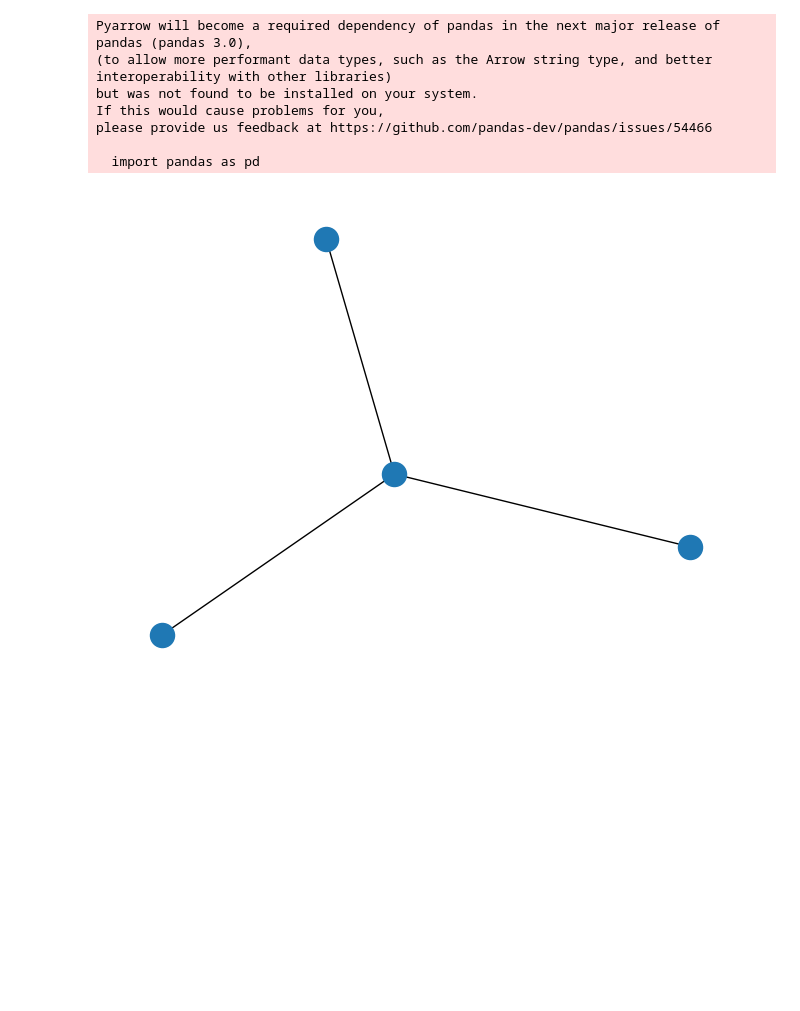
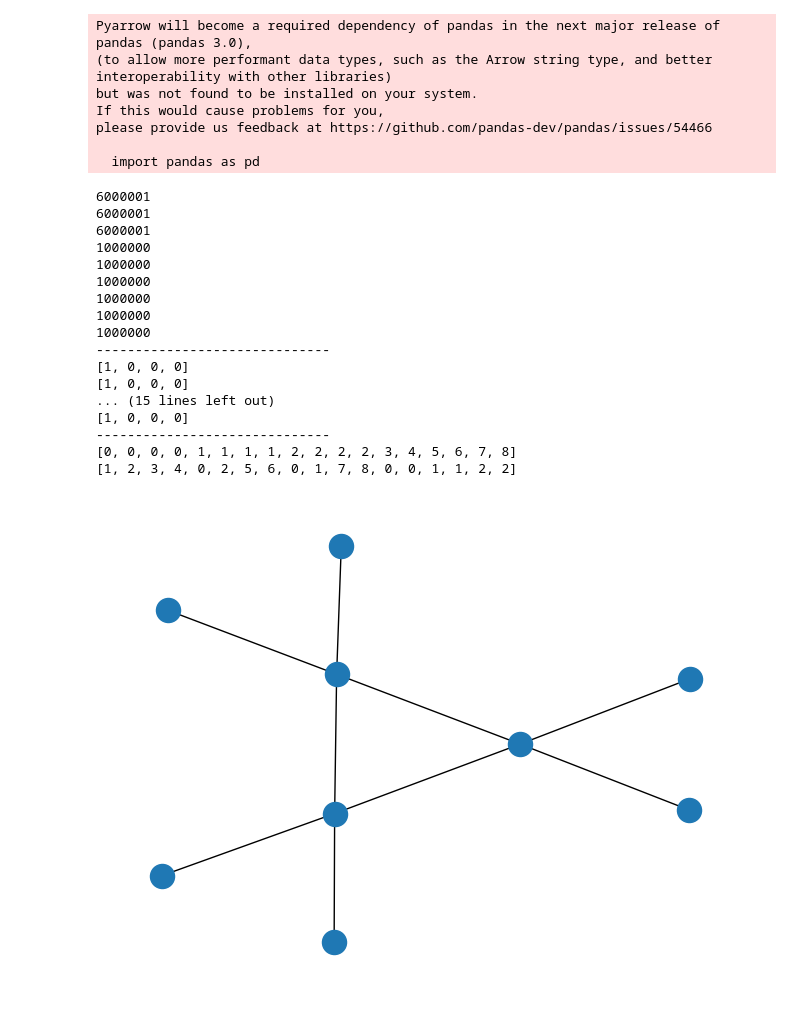
Before and after one commit to samharshe/QM9-Benchmark, a Jupyter notebook: benchmark.ipynb, the cells around one changed output. Cells and saved outputs as stored; diff of their text form; code cells hidden in the pictures; blank space fills up the shorter version.

Commit message:
almost figured out what all the input values are. great work today.

```diff
--- a/benchmark.ipynb
+++ b/benchmark.ipynb
@@ -16,18 +16,18 @@ please provide us feedback at https://github.com/pandas-dev/pandas/issues/54466
   import pandas as pd
 # %%
 # make arrays to keep track of where new molecules begin in the dataset
-graph_indicator = open('baby_QM9/graph_indicator.txt').read().splitlines()
+graph_indicator = open('baby_QM9/raw/graph_indicator.txt').read().splitlines()
 # the first index obviously begins a new molecule
 new_graph_node_indices = [0]
 # if the value in the graph_indicator array is not identical to the previous value, then a new molecule begins in this position
 for i in range(1,len(graph_indicator)):
-    if graph_indicator[i] > graph_indicator[i-1]:
-        new_graph_node_indices.append(i)
+    if graph_indicator[i] != graph_indicator[i-1]:
+        new_graph_node_indices.append(int(i))
 # the last molecule ends at the last index
 new_graph_node_indices.append(len(graph_indicator))
 # %%
 # load adjacency_list into Torch tensor
-adjacency_list_df = pd.read_csv("baby_QM9/adjacency_list.txt", header=None)
+adjacency_list_df = pd.read_csv("baby_QM9/raw/adjacency_list.txt", header=None)
 adjacency_list = torch.tensor(adjacency_list_df.values)
 # %%
 # create a list of the nodes from which each edge begins, subtracting 1 from each item because the list has the first node as #1, but 0-indexing is easier here
@@ -43,13 +43,13 @@ new_graph_edge_indices.append(len(origin_node_list))
 # %%
 # now we can load the rest of the txt files into torch tensors
 # load node_attributes into Torch tensor
-node_attributes_df = pd.read_csv("baby_QM9/node_attributes.txt", header=None)
+node_attributes_df = pd.read_csv("baby_QM9/raw/node_attributes.txt", header=None)
 node_attributes = torch.tensor(node_attributes_df.values)
 
 # load edge_attributes into Torch tensor
-edge_attributes_df = pd.read_csv("baby_QM9/edge_attributes.txt", header=None)
+edge_attributes_df = pd.read_csv("baby_QM9/raw/edge_attributes.txt", header=None)
 edge_attributes = torch.tensor(edge_attributes_df.values)
 
 # load Y into Torch tensor
-Y_df = pd.read_csv("baby_QM9/Y.txt", header=None)
+Y_df = pd.read_csv("baby_QM9/raw/Y.txt", header=None)
 Y = torch.tensor(Y_df.values)
@@ -58,7 +108,7 @@ from torch_geometric.data import Data
 molecules = []
 
 # for every range indicated by new_graph_node_indices and new_graph_edge_indices (which are equal in length to each other)
-for (a,b) in zip(range(len(new_graph_edge_indices)), range(len(new_graph_edge_indices))[1:]):
+for (a,b) in zip(range(len(new_graph_node_indices)), range(len(new_graph_node_indices))[1:]):
     # grab the part of node_attributes corresponding to the current molecule
     n_a = node_attributes[new_graph_node_indices[a]:new_graph_node_indices[b]]
     # grab the part of edge_attributes corresponding to the current molecule
@@ -77,9 +127,38 @@ for (a,b) in zip(range(len(new_graph_edge_indices)), range(len(new_graph_edge_in
     y = Y[a]
     # add to our array of molecules
     molecules.append(Data(x=n_a, edge_index=a_l, edge_attr=e_a, y=y))
-# %%
-import matplotlib.pyplot as plt
-import networkx as nx
-nx.draw(tg.utils.to_networkx(molecules[5], to_undirected=True))
-# %% [output]
-[figure, removed]
+# %%
+import matplotlib.pyplot as plt
+import networkx as nx
+i = 15
+nx.draw(tg.utils.to_networkx(molecules[i], to_undirected=True))
+for atom in molecules[i]['x']:
+    s=''
+    for j in atom[5:12]:
+        s += str(int(j.item()))
+    print(f'{s}')
+print('-'*30)
+for k in molecules[i]['edge_attr']:
+    print(k.tolist())
+print('-'*30)
+for k in molecules[i]['edge_index'].tolist():
+    print(k)
+# %% [output]
+6000001
+6000001
+6000001
+1000000
+1000000
+1000000
+1000000
+1000000
+1000000
+------------------------------
+[1, 0, 0, 0]
+[1, 0, 0, 0]
+... (15 lines left out)
+[1, 0, 0, 0]
+------------------------------
+[0, 0, 0, 0, 1, 1, 1, 1, 2, 2, 2, 2, 3, 4, 5, 6, 7, 8]
+[1, 2, 3, 4, 0, 2, 5, 6, 0, 1, 7, 8, 0, 0, 1, 1, 2, 2]
+[figure, added]
```
Also changed, not shown: parts of 1 cell of this notebook.
